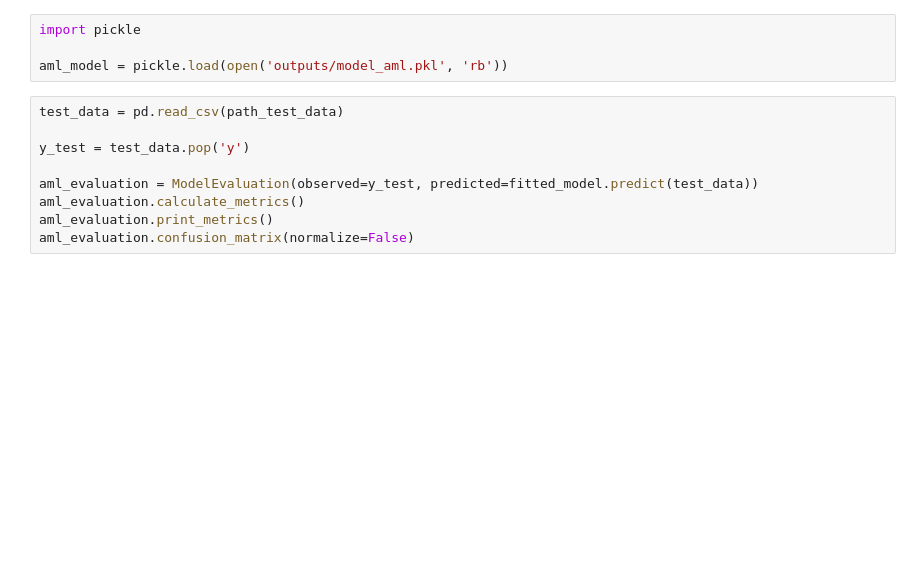
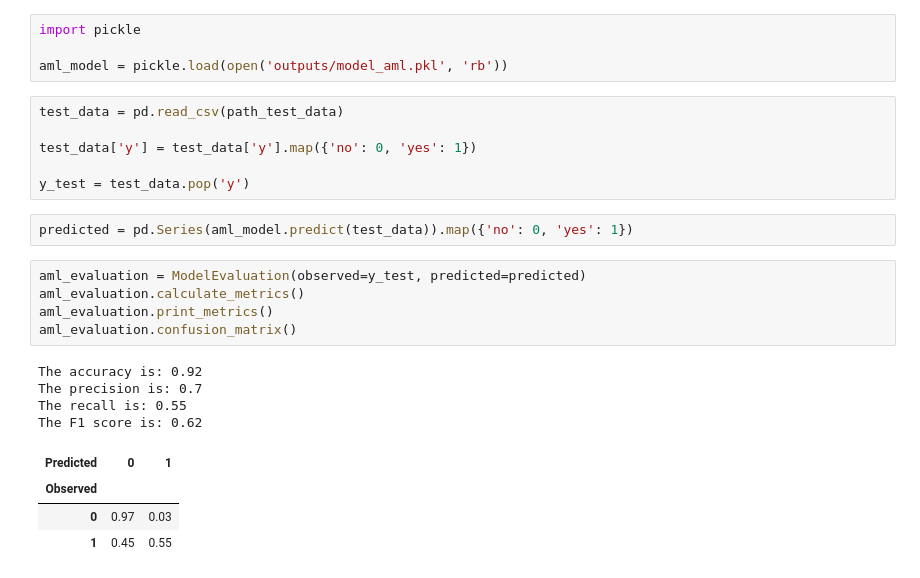
Before and after one commit to stivenlopezg/Optimizing-ML-Pipeline-Azure, a Jupyter notebook: udacity-project.ipynb, the cells around one changed output. Cells and saved outputs as stored; diff of their text form; blank space fills up the shorter version.

Commit message:
[UPLOAD] entrenamiento y evaluacion de los modelos usando HyperDrive y AutoML

```diff
--- a/udacity-project.ipynb
+++ b/udacity-project.ipynb
@@ -173,15 +313,28 @@ best_run.download_file('automl_driver.py', 'outputs/automl_driver.py')
 import pickle
 
 aml_model = pickle.load(open('outputs/model_aml.pkl', 'rb'))
+# %%
+test_data = pd.read_csv(path_test_data)
+
+test_data['y'] = test_data['y'].map({'no': 0, 'yes': 1})
+
+y_test = test_data.pop('y')
+# %%
+predicted = pd.Series(aml_model.predict(test_data)).map({'no': 0, 'yes': 1})
 # %%
-test_data = pd.read_csv(path_test_data)
-
-y_test = test_data.pop('y')
-
-aml_evaluation = ModelEvaluation(observed=y_test, predicted=fitted_model.predict(test_data))
+aml_evaluation = ModelEvaluation(observed=y_test, predicted=predicted)
 aml_evaluation.calculate_metrics()
 aml_evaluation.print_metrics()
-aml_evaluation.confusion_matrix(normalize=False)
+aml_evaluation.confusion_matrix()
+# %% [output]
+The accuracy is: 0.92
+The precision is: 0.7
+The recall is: 0.55
+The F1 score is: 0.62
+| Predicted | 0 | 1 |
+| Observed |  |  |
+| 0 | 0.97 | 0.03 |
+| 1 | 0.45 | 0.55 |
 # %%
 try:
     cpu_cluster.delete()
```
Also changed, not shown: parts of 19 cells of this notebook.
